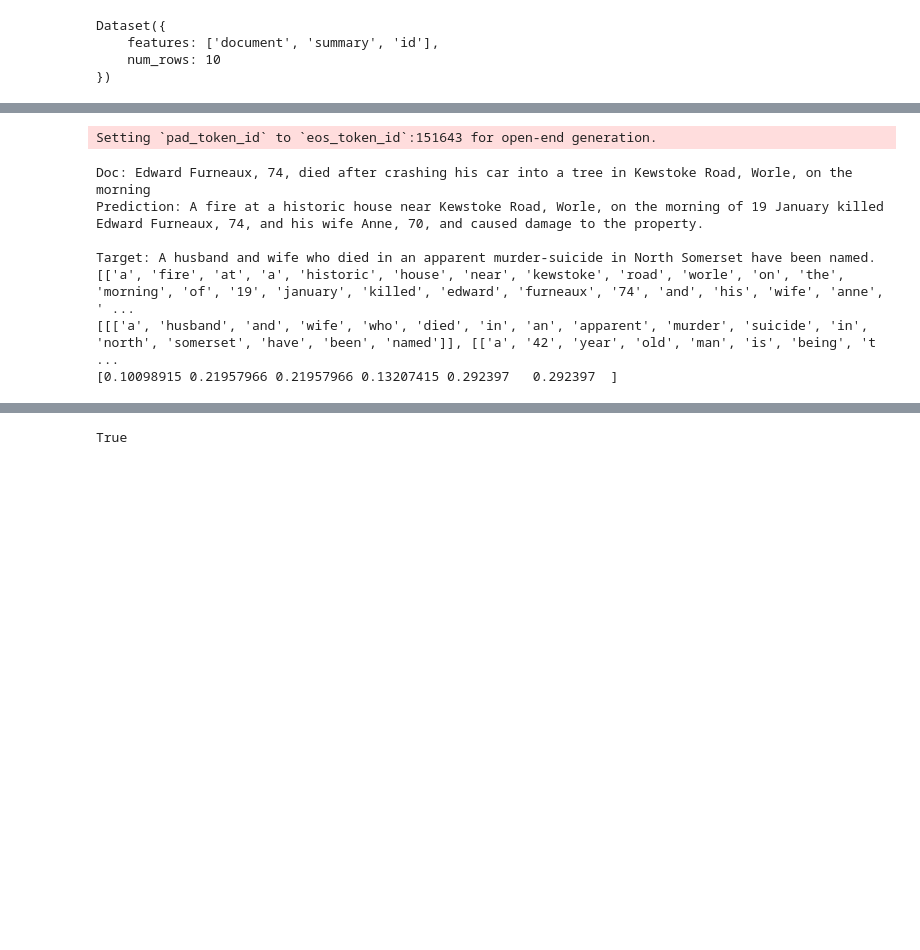
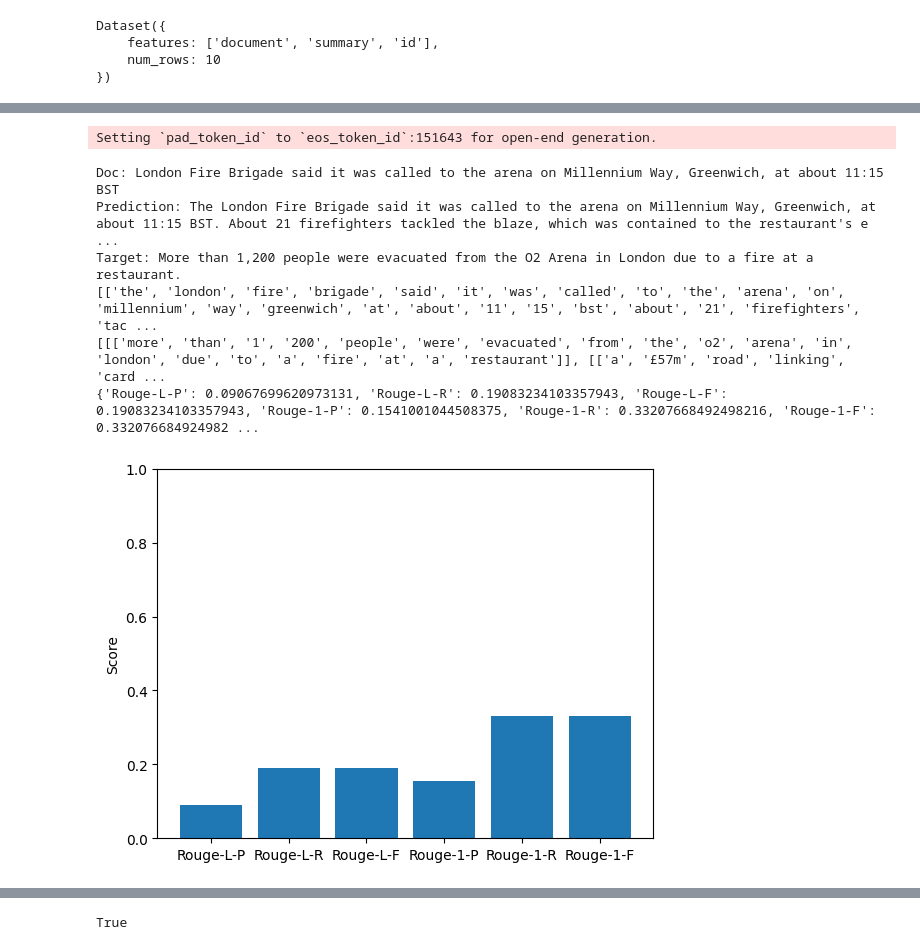
Before and after one commit to Elbergg/llm-projekt, a Jupyter notebook: projekt.ipynb, the cells around one changed output, grey strips where cells are left out. Cells and saved outputs as stored; diff of their text form; code cells hidden in the pictures; blank space fills up the shorter version.

Commit message:
charts

```diff
--- a/projekt.ipynb
+++ b/projekt.ipynb
@@ -266,6 +266,13 @@ def rouge_score_loss(
     m.update((predictions, targets))
     print(m.compute())
     return m.compute()
+# %%
+from matplotlib import pyplot as plt
+def plot_data(data, labels = ['Rouge-L-P', 'Rouge-L-R', 'Rouge-L-F','Rouge-1-P', 'Rouge-1-R', 'Rouge-1-F']):
+  plt.bar(labels, data)
+  plt.ylim(0, 1)
+  plt.ylabel('Score')
+  plt.show()
 # %%
 def batch_to_device(batch: dict, device) -> dict:
     return {k: v.to(device) for k, v in batch.items()}
@@ -378,16 +376,19 @@ if tokenizer3.pad_token is None:
 model3 = AutoModelForCausalLM.from_pretrained("Qwen/Qwen1.5-0.5B")
 # %%
 prompt3 = generate_prompt(tokenizer3, 0)
-print(evaluate_model(model3, test_loader, device='cuda', bert=False, tokenizer=tokenizer3, prompt=prompt3, promptsuff = summary))
+data = evaluate_model(model3, test_loader, device='cuda', bert=False, tokenizer=tokenizer3, prompt=prompt3, promptsuff = summary)
 # %% [output]
 Setting `pad_token_id` to `eos_token_id`:151643 for open-end generation.
-Doc: Edward Furneaux, 74, died after crashing his car into a tree in Kewstoke Road, Worle, on the morning
-Prediction: A fire at a historic house near Kewstoke Road, Worle, on the morning of 19 January killed Edward Furneaux, 74, and his wife Anne, 70, and caused damage to the property.
-
-Target: A husband and wife who died in an apparent murder-suicide in North Somerset have been named.
-[['a', 'fire', 'at', 'a', 'historic', 'house', 'near', 'kewstoke', 'road', 'worle', 'on', 'the', 'morning', 'of', '19', 'january', 'killed', 'edward', 'furneaux', '74', 'and', 'his', 'wife', 'anne', ' ...
-[[['a', 'husband', 'and', 'wife', 'who', 'died', 'in', 'an', 'apparent', 'murder', 'suicide', 'in', 'north', 'somerset', 'have', 'been', 'named']], [['a', '42', 'year', 'old', 'man', 'is', 'being', 't ...
-[0.10098915 0.21957966 0.21957966 0.13207415 0.292397   0.292397  ]
+Doc: London Fire Brigade said it was called to the arena on Millennium Way, Greenwich, at about 11:15 BST
+Prediction: The London Fire Brigade said it was called to the arena on Millennium Way, Greenwich, at about 11:15 BST. About 21 firefighters tackled the blaze, which was contained to the restaurant's e ...
+Target: More than 1,200 people were evacuated from the O2 Arena in London due to a fire at a restaurant.
+[['the', 'london', 'fire', 'brigade', 'said', 'it', 'was', 'called', 'to', 'the', 'arena', 'on', 'millennium', 'way', 'greenwich', 'at', 'about', '11', '15', 'bst', 'about', '21', 'firefighters', 'tac ...
+[[['more', 'than', '1', '200', 'people', 'were', 'evacuated', 'from', 'the', 'o2', 'arena', 'in', 'london', 'due', 'to', 'a', 'fire', 'at', 'a', 'restaurant']], [['a', '£57m', 'road', 'linking', 'card ...
+{'Rouge-L-P': 0.09067699620973131, 'Rouge-L-R': 0.19083234103357943, 'Rouge-L-F': 0.19083234103357943, 'Rouge-1-P': 0.1541001044508375, 'Rouge-1-R': 0.33207668492498216, 'Rouge-1-F': 0.332076684924982 ...
+# %%
+plot_data(data)
+# %% [output]
+[figure, added]
 # %%
 prompt4 = "[USER]Summarize this text. Don't hallucinate. Be thorough and explicit. Always provide an anwer.[TEXT]"
 print(
```
Also changed, not shown: parts of 2 cells of this notebook.
